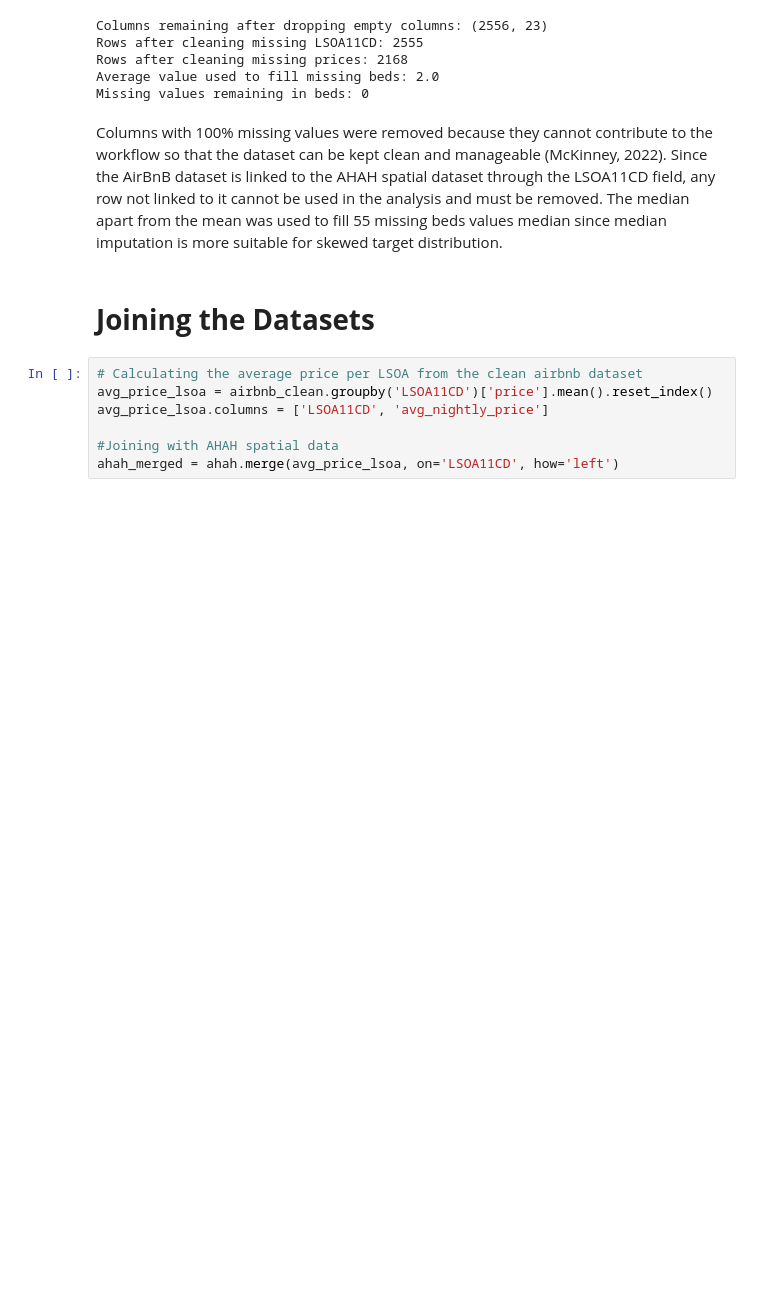
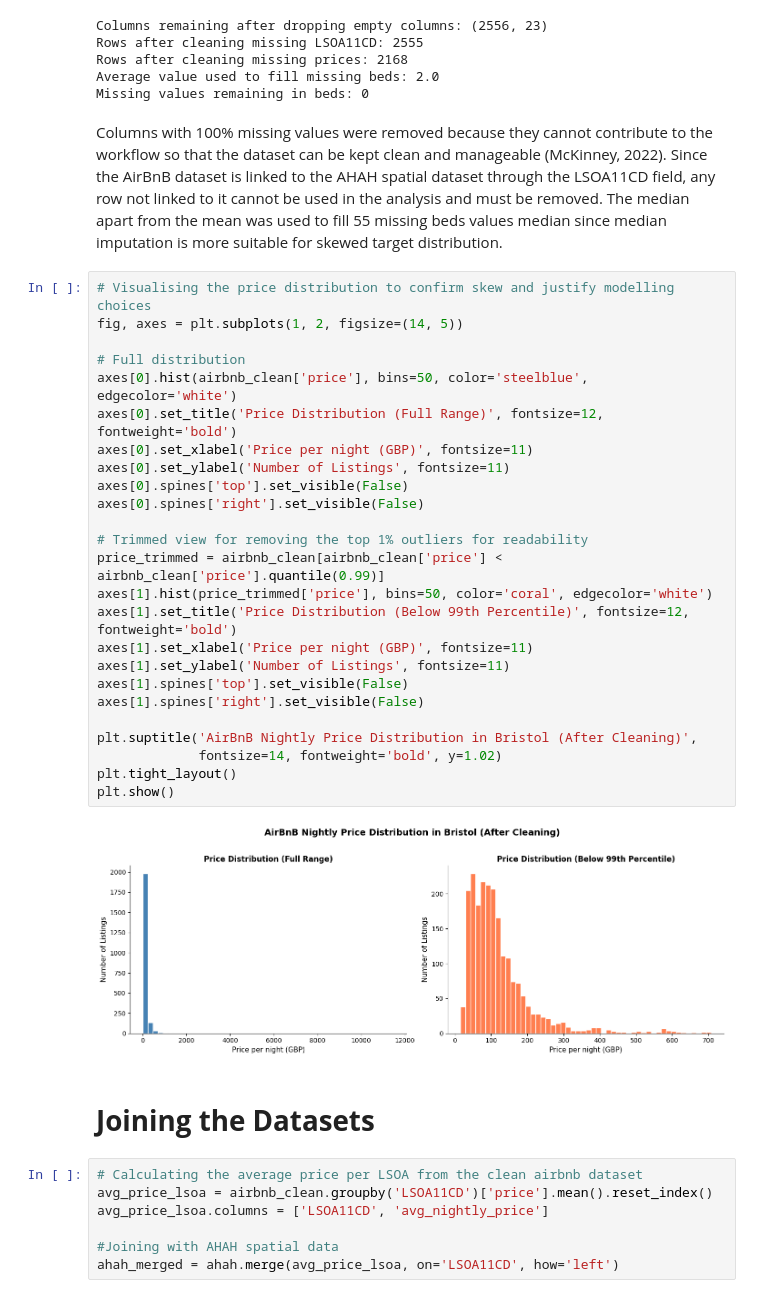
Before and after one commit to deeptanghosh02/GEOG5990M_Deeptanshu-Ghosh, a Jupyter notebook: GEOG5990M_Final_Project_resit.ipynb, the cells around one changed output. Drawn from its saved outputs; the diff is of its cells as text; blank space fills up the shorter version.

```diff
--- a/GEOG5990M_Final_Project_resit.ipynb
+++ b/GEOG5990M_Final_Project_resit.ipynb
@@ -260,6 +244,33 @@ Missing values remaining in beds: 0
 Columns with 100% missing values were removed because they cannot contribute to the workflow so that the dataset can be kept clean and manageable (McKinney, 2022).
 Since the AirBnB dataset is linked to the AHAH spatial dataset through the  LSOA11CD field, any row not linked to it cannot be used in the analysis and must be removed.
 The median apart from the mean was used to fill 55 missing beds values median since median imputation is more suitable for  skewed target distribution.
+# %%
+# Visualising the price distribution to confirm skew and justify modelling choices
+fig, axes = plt.subplots(1, 2, figsize=(14, 5))
+
+# Full distribution
+axes[0].hist(airbnb_clean['price'], bins=50, color='steelblue', edgecolor='white')
+axes[0].set_title('Price Distribution (Full Range)', fontsize=12, fontweight='bold')
+axes[0].set_xlabel('Price per night (GBP)', fontsize=11)
+axes[0].set_ylabel('Number of Listings', fontsize=11)
+axes[0].spines['top'].set_visible(False)
+axes[0].spines['right'].set_visible(False)
+
+# Trimmed view for removing the top 1% outliers for readability
+price_trimmed = airbnb_clean[airbnb_clean['price'] < airbnb_clean['price'].quantile(0.99)]
+axes[1].hist(price_trimmed['price'], bins=50, color='coral', edgecolor='white')
+axes[1].set_title('Price Distribution (Below 99th Percentile)', fontsize=12, fontweight='bold')
+axes[1].set_xlabel('Price per night (GBP)', fontsize=11)
+axes[1].set_ylabel('Number of Listings', fontsize=11)
+axes[1].spines['top'].set_visible(False)
+axes[1].spines['right'].set_visible(False)
+
+plt.suptitle('AirBnB Nightly Price Distribution in Bristol (After Cleaning)',
+             fontsize=14, fontweight='bold', y=1.02)
+plt.tight_layout()
+plt.show()
+# %% [output]
+[figure, added]
 # %% [markdown]
 # **Joining the Datasets**
 # %%
```
Also changed, not shown: parts of 2 cells of this notebook.
